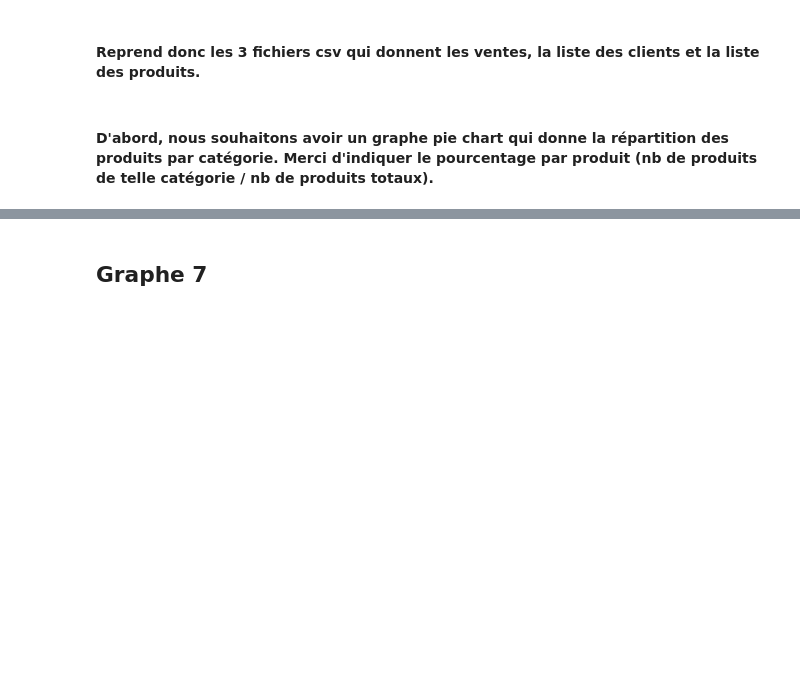
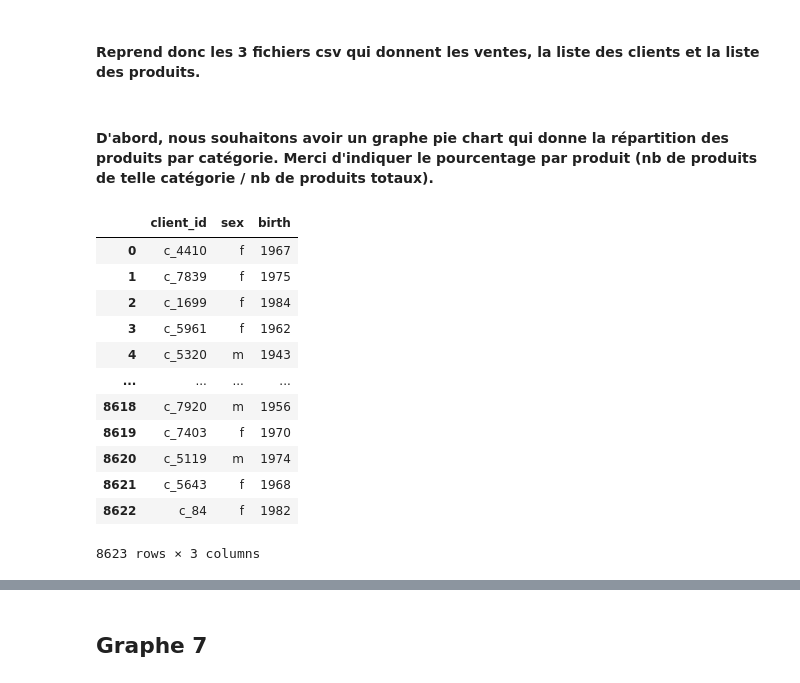
Before and after one commit to FrancisLGZ/dataViz, a Jupyter notebook: dataViz.ipynb, the cells around one changed output, grey strips where cells are left out. Drawn from its saved outputs; the diff is of its cells as text; code cells hidden in the pictures; blank space fills up the shorter version.

```diff
--- a/dataViz.ipynb
+++ b/dataViz.ipynb
@@ -257,0 +265,16 @@ plt.show()
+# %%
+df1
+# %% [output]
+|  | client_id | sex | birth |
+| 0 | c_4410 | f | 1967 |
+| 1 | c_7839 | f | 1975 |
+| 2 | c_1699 | f | 1984 |
+| 3 | c_5961 | f | 1962 |
+| 4 | c_5320 | m | 1943 |
+| ... | ... | ... | ... |
+| 8618 | c_7920 | m | 1956 |
+| 8619 | c_7403 | f | 1970 |
+| 8620 | c_5119 | m | 1974 |
+| 8621 | c_5643 | f | 1968 |
+| 8622 | c_84 | f | 1982 |
+8623 rows × 3 columns
```
Also changed, not shown: parts of 13 cells of this notebook.
